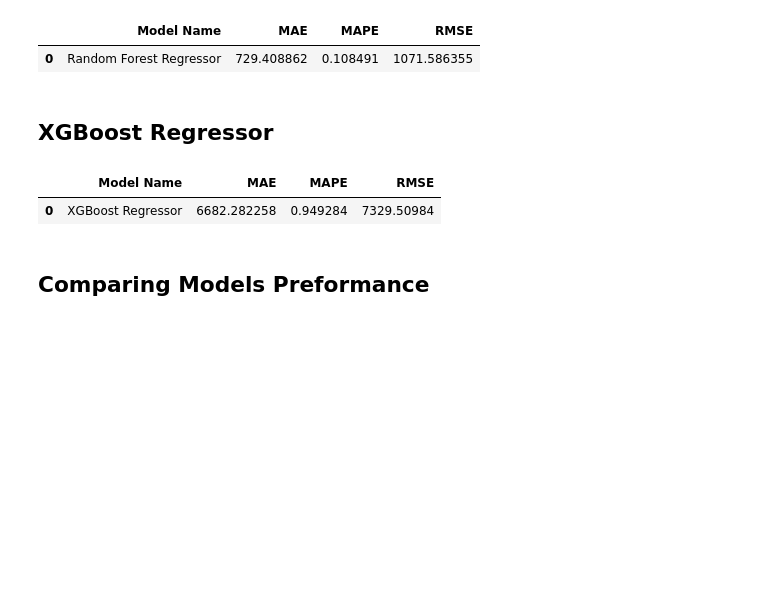
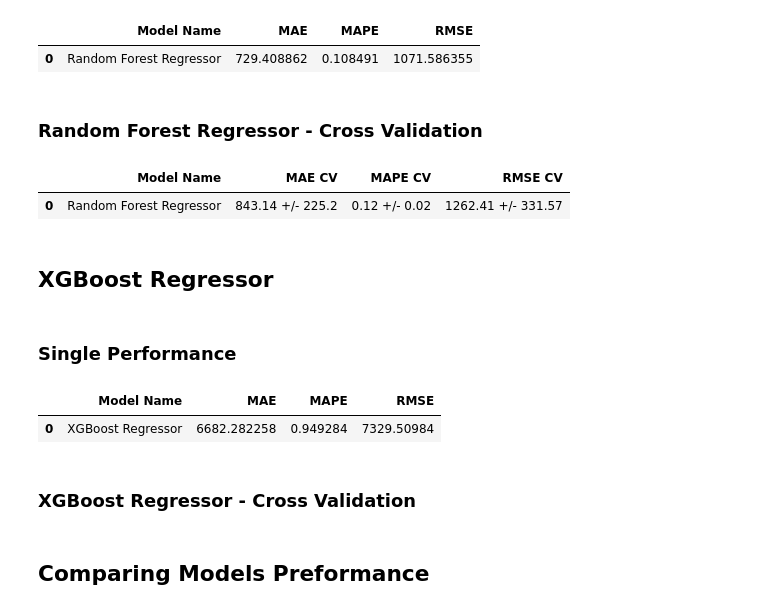
Before and after one commit to BernardoRFonseca/RossmannSalesPred, a Jupyter notebook: Store Sales Prediction.ipynb, the cells around one changed output. Saved outputs shown, nothing was run; the diff lists cells and outputs as text; code cells hidden in the pictures; blank space fills up the shorter version.

```diff
--- a/Store Sales Prediction.ipynb
+++ b/Store Sales Prediction.ipynb
@@ -1071,8 +1088,18 @@ rf_result
 # %% [output]
 |  | Model Name | MAE | MAPE | RMSE |
 | 0 | Random Forest Regressor | 729.408862 | 0.108491 | 1071.586355 |
+# %% [markdown]
+### Random Forest Regressor - Cross Validation
+# %%
+rf_result_cv = cross_validation( x_training, 5, 'Random Forest Regressor', rf )
+rf_result_cv
+# %% [output]
+|  | Model Name | MAE CV | MAPE CV | RMSE CV |
+| 0 | Random Forest Regressor | 843.14 +/- 225.2 | 0.12 +/- 0.02 | 1262.41 +/- 331.57 |
 # %% [markdown]
 ## XGBoost Regressor
+# %% [markdown]
+### Single Performance
 # %%
 # model
 xgbr = xgb.XGBRegressor(objective='reg:squarederror',
@@ -1091,3 +1118,5 @@ xgbr_result
 # %% [output]
 |  | Model Name | MAE | MAPE | RMSE |
 | 0 | XGBoost Regressor | 6682.282258 | 0.949284 | 7329.50984 |
+# %% [markdown]
+### XGBoost Regressor - Cross Validation
```
Also changed, not shown: parts of 24 cells of this notebook.
